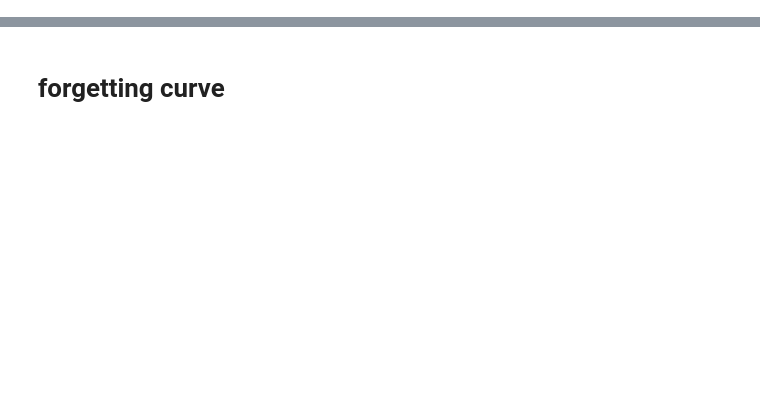
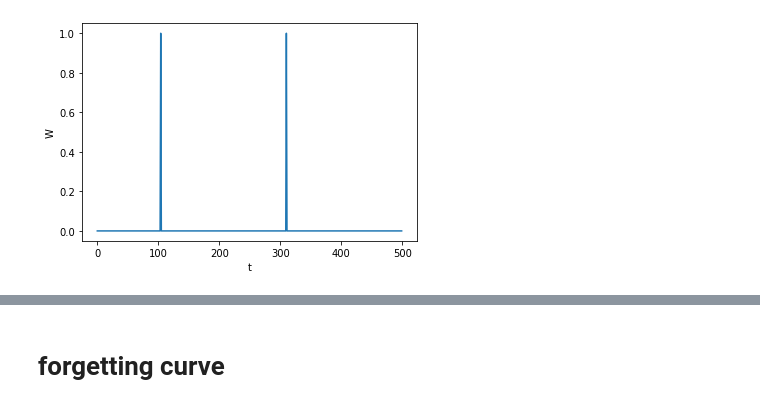
Before and after one commit to Baskin-LIU/bindsnet, a Jupyter notebook: DASTDP/Single node.ipynb, the cells around one changed output, grey strips where cells are left out. Cells and saved outputs as stored; diff of their text form; code cells hidden in the pictures; blank space fills up the shorter version.

```diff
--- a/DASTDP/Single node.ipynb
+++ b/DASTDP/Single node.ipynb
@@ -5,0 +143,8 @@ ckp = torch.load('./ckp/6000.ckp')
+# %%
+plt.plot(range(500), Spost, label = "W")
+plt.xlabel('t')
+plt.ylabel('W')
+#plt.savefig('taskb1.png')
+plt.show()
+# %% [output]
+[figure, added]
```
Also changed, not shown: parts of 78 cells of this notebook.
